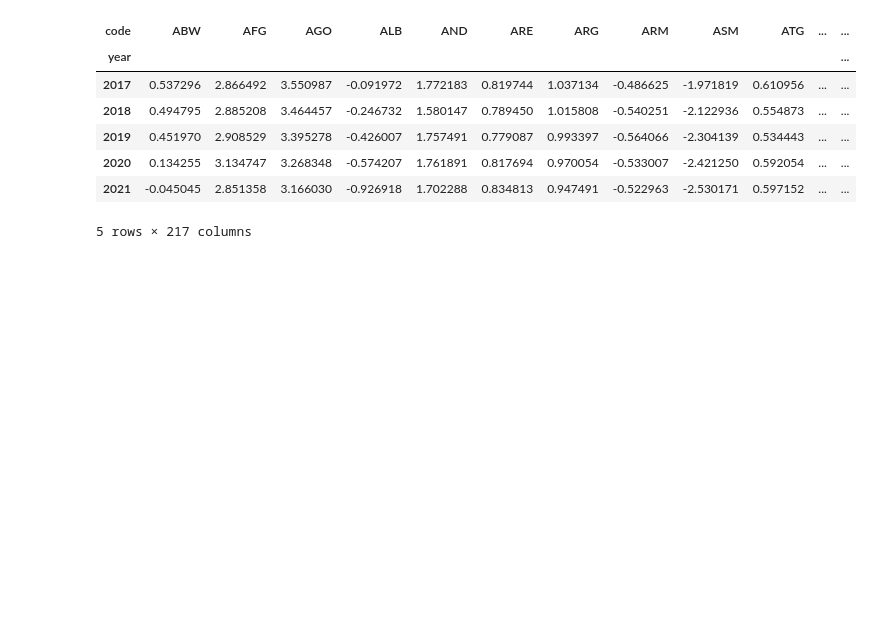
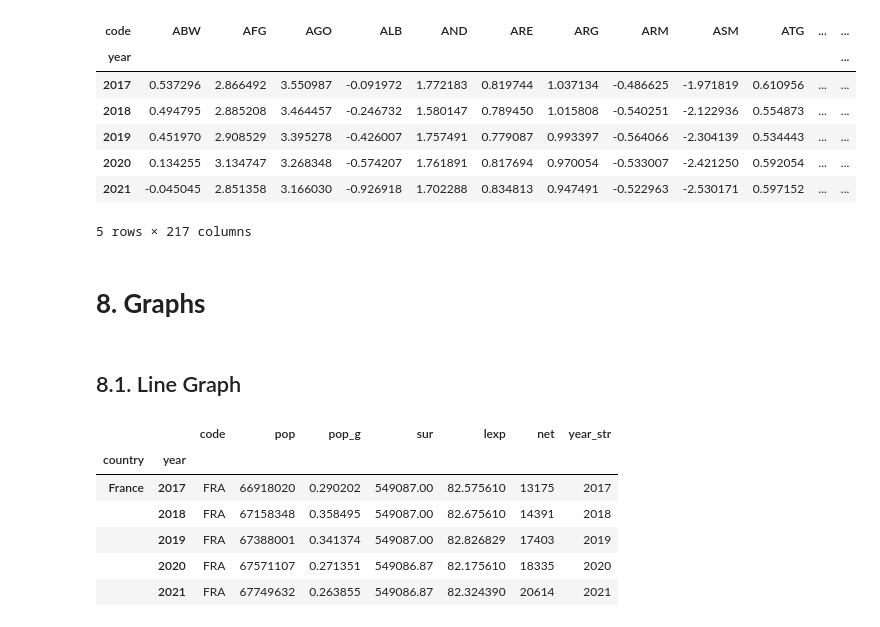
Before and after one commit to FintradeLab/CinC_24_I, a Jupyter notebook: 04_Pandas.ipynb, the cells around one changed output. Cells and saved outputs as stored; diff of their text form; code cells hidden in the pictures; blank space fills up the shorter version.

```diff
--- a/04_Pandas.ipynb
+++ b/04_Pandas.ipynb
@@ -276,3 +278,5 @@ pivot1.head()
 | 2020 | 0.134255 | 3.134747 | 3.268348 | -0.574207 | 1.761891 | 0.817694 | 0.970054 | -0.533007 | -2.421250 | 0.592054 | ... | ... |
 | 2021 | -0.045045 | 2.851358 | 3.166030 | -0.926918 | 1.702288 | 0.834813 | 0.947491 | -0.522963 | -2.530171 | 0.597152 | ... | ... |
 5 rows × 217 columns
+# %% [markdown]
+# **8. Graphs**
@@ -278,0 +286,13 @@ pivot1.head()
+# %% [markdown]
+## 8.1. Line Graph
+# %%
+france = d2.query("country ==  'France'")
+france.head()
+# %% [output]
+|  |  | code | pop | pop_g | sur | lexp | net | year_str |
+| country | year |  |  |  |  |  |  |  |
+| France | 2017 | FRA | 66918020 | 0.290202 | 549087.00 | 82.575610 | 13175 | 2017 |
+|  | 2018 | FRA | 67158348 | 0.358495 | 549087.00 | 82.675610 | 14391 | 2018 |
+|  | 2019 | FRA | 67388001 | 0.341374 | 549087.00 | 82.826829 | 17403 | 2019 |
+|  | 2020 | FRA | 67571107 | 0.271351 | 549086.87 | 82.175610 | 18335 | 2020 |
+|  | 2021 | FRA | 67749632 | 0.263855 | 549086.87 | 82.324390 | 20614 | 2021 |
```
Also changed, not shown: parts of 9 cells of this notebook.
